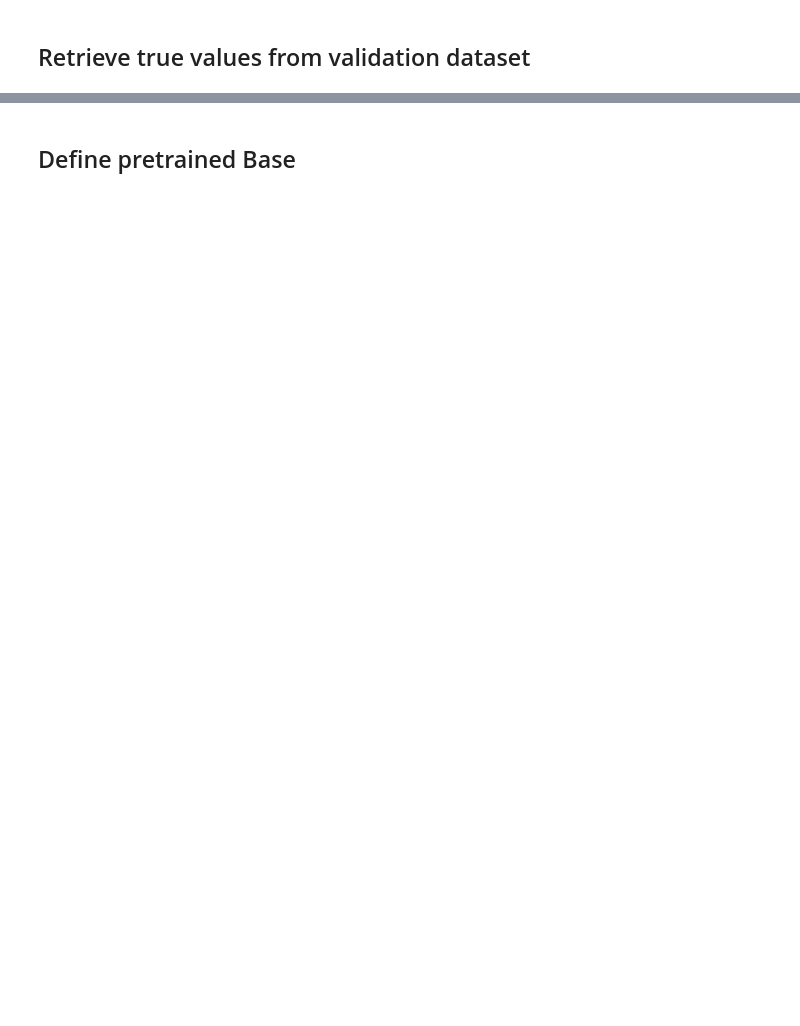
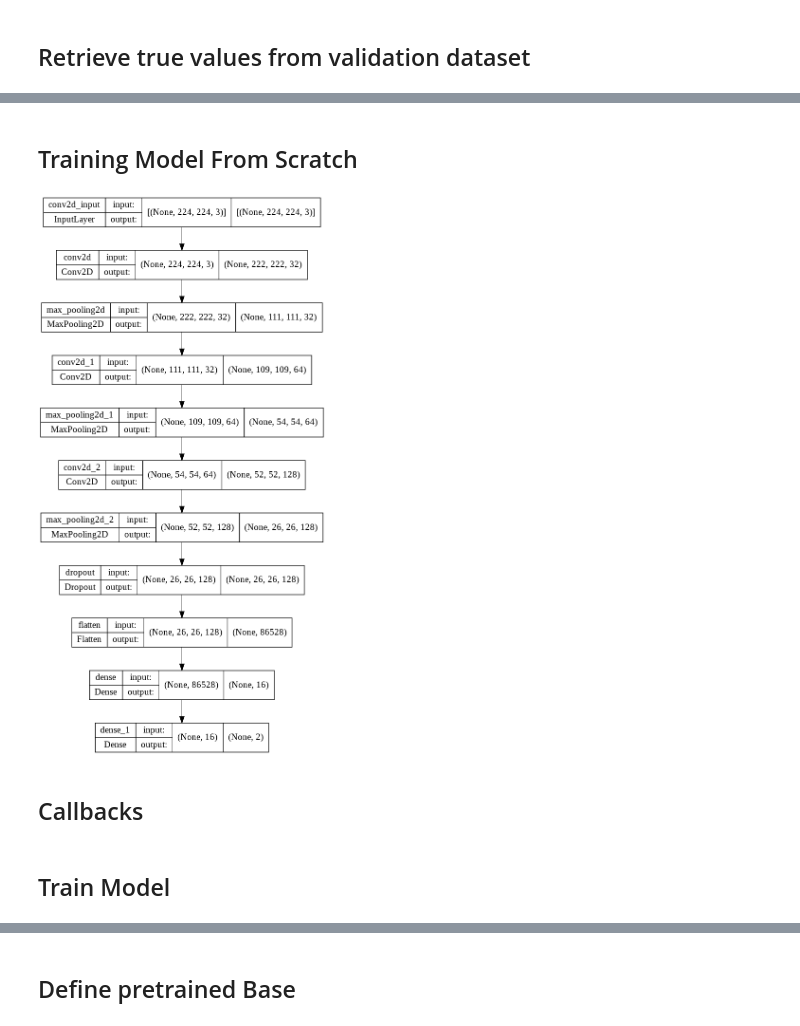
Before and after one commit to plaban1981/Deep-Learning-KERAS, a Jupyter notebook: Age_Category_Classification_using_Tensorflow_Transfer_Learning.ipynb, the cells around one changed output, grey strips where cells are left out. Drawn from its saved outputs; the diff is of its cells as text; code cells hidden in the pictures; blank space fills up the shorter version.

```diff
--- a/Age_Category_Classification_using_Tensorflow_Transfer_Learning.ipynb
+++ b/Age_Category_Classification_using_Tensorflow_Transfer_Learning.ipynb
@@ -148,0 +500,2 @@ for i in range(8):
+# %% [markdown]
+## Training Model From Scratch
@@ -148,0 +508,24 @@ for i in range(8):
+# %%
+def prepare_model():
+    model = Sequential()
+    model.add(Conv2D(32,kernel_size=(3,3),activation='relu',input_shape=(224, 224, 3)))
+    model.add(MaxPooling2D(pool_size=(2, 2)))
+    model.add(Conv2D(64,kernel_size=(3,3),activation='relu'))
+    model.add(MaxPooling2D(pool_size=(2, 2)))
+    model.add(Conv2D(128,kernel_size=(3,3),activation='relu'))
+    model.add(MaxPooling2D(pool_size=(2, 2)))
+    model.add(Dropout(0.3))
+    model.add(Flatten())
+    model.add(Dense(16, activation='relu'))
+    model.add(Dense(2, activation='sigmoid'))
+    model.compile(loss="binary_crossentropy",optimizer="adam",metrics=['accuracy'])
+    return model
+# %%
+model = prepare_model()
+# %%
+from tensorflow import keras
+keras.utils.plot_model(model, show_shapes=True)
+# %% [output]
+[figure, added]
+# %% [markdown]
+## Callbacks
@@ -148,0 +539,2 @@ for i in range(8):
+# %% [markdown]
+## Train Model
```
Also changed, not shown: parts of 79 cells of this notebook.
